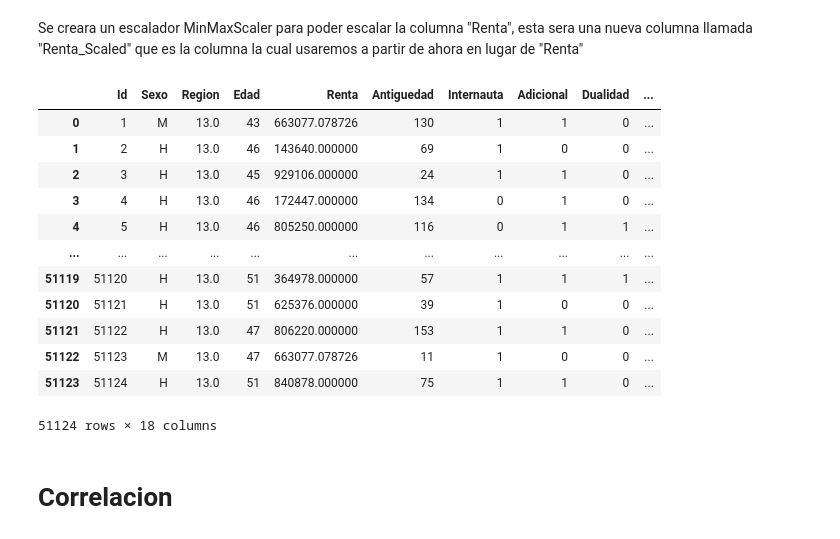
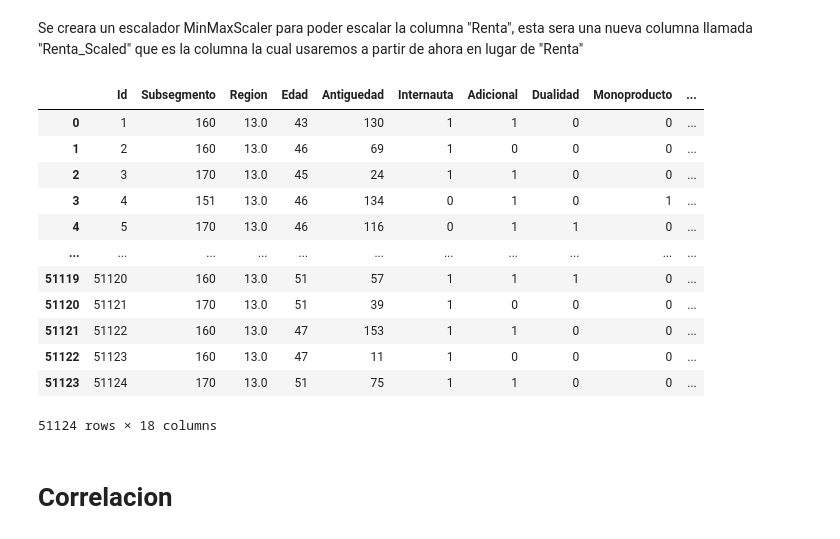
Before and after one commit to fate-9x/MachineLearning, a Jupyter notebook: Prueba_1.ipynb, the cells around one changed output. Cells and saved outputs as stored; diff of their text form; code cells hidden in the pictures.

```diff
--- a/Prueba_1.ipynb
+++ b/Prueba_1.ipynb
@@ -159,7 +162,7 @@ Las cuales analizaremos y realizaremos una imputacion de datos a la columna que
 # %%
 # Creamos el nuevo DataFrame que usaremos
 
-df1_new = df1.loc[:,["Id","Sexo","Region","Edad","Renta","Antiguedad","Internauta","Adicional","Dualidad",
+df1_new = df1.loc[:,["Id","Subsegmento", "Sexo","Region","Edad","Renta","Antiguedad","Internauta","Adicional","Dualidad",
 "Monoproducto","Ctacte","Consumo","Hipotecario","Debito","CambioPin","Cuentas",
 "TC"]]
 # %%
@@ -189,0 +192,6 @@ encoder = LabelEncoder()
+# %%
+encoder = LabelEncoder()
+
+df1_new['Sexo_Encoded'] = encoder.fit_transform(df1_new["Sexo"])
+df1_new = df1_new.drop(["Sexo"], axis=1)
+df1_new['Sexo_Encoded']
@@ -213,21 +234,21 @@ Se creara un escalador MinMaxScaler para poder escalar la columna "Renta", esta
 # %%
 scaler = MinMaxScaler()
 df1_new['Renta_Scaled'] = scaler.fit_transform(df1_new[['Renta']])
-df1_new.drop("Renta", axis=1)
+df1_new = df1_new.drop("Renta", axis=1)
 df1_new
 # %% [output]
-|  | Id | Sexo | Region | Edad | Renta | Antiguedad | Internauta | Adicional | Dualidad | ... |
-| 0 | 1 | M | 13.0 | 43 | 663077.078726 | 130 | 1 | 1 | 0 | ... |
-| 1 | 2 | H | 13.0 | 46 | 143640.000000 | 69 | 1 | 0 | 0 | ... |
-| 2 | 3 | H | 13.0 | 45 | 929106.000000 | 24 | 1 | 1 | 0 | ... |
-| 3 | 4 | H | 13.0 | 46 | 172447.000000 | 134 | 0 | 1 | 0 | ... |
-| 4 | 5 | H | 13.0 | 46 | 805250.000000 | 116 | 0 | 1 | 1 | ... |
+|  | Id | Subsegmento | Region | Edad | Antiguedad | Internauta | Adicional | Dualidad | Monoproducto | ... |
+| 0 | 1 | 160 | 13.0 | 43 | 130 | 1 | 1 | 0 | 0 | ... |
+| 1 | 2 | 160 | 13.0 | 46 | 69 | 1 | 0 | 0 | 0 | ... |
+| 2 | 3 | 170 | 13.0 | 45 | 24 | 1 | 1 | 0 | 0 | ... |
+| 3 | 4 | 151 | 13.0 | 46 | 134 | 0 | 1 | 0 | 1 | ... |
+| 4 | 5 | 170 | 13.0 | 46 | 116 | 0 | 1 | 1 | 0 | ... |
 | ... | ... | ... | ... | ... | ... | ... | ... | ... | ... | ... |
-| 51119 | 51120 | H | 13.0 | 51 | 364978.000000 | 57 | 1 | 1 | 1 | ... |
-| 51120 | 51121 | H | 13.0 | 51 | 625376.000000 | 39 | 1 | 0 | 0 | ... |
-| 51121 | 51122 | H | 13.0 | 47 | 806220.000000 | 153 | 1 | 1 | 0 | ... |
-| 51122 | 51123 | M | 13.0 | 47 | 663077.078726 | 11 | 1 | 0 | 0 | ... |
-| 51123 | 51124 | H | 13.0 | 51 | 840878.000000 | 75 | 1 | 1 | 0 | ... |
+| 51119 | 51120 | 160 | 13.0 | 51 | 57 | 1 | 1 | 1 | 0 | ... |
+| 51120 | 51121 | 170 | 13.0 | 51 | 39 | 1 | 0 | 0 | 0 | ... |
+| 51121 | 51122 | 160 | 13.0 | 47 | 153 | 1 | 1 | 0 | 0 | ... |
+| 51122 | 51123 | 160 | 13.0 | 47 | 11 | 1 | 0 | 0 | 0 | ... |
+| 51123 | 51124 | 170 | 13.0 | 51 | 75 | 1 | 1 | 0 | 0 | ... |
 51124 rows × 18 columns
 # %% [markdown]
 # Correlacion
```
Also changed, not shown: parts of 11 cells of this notebook.
